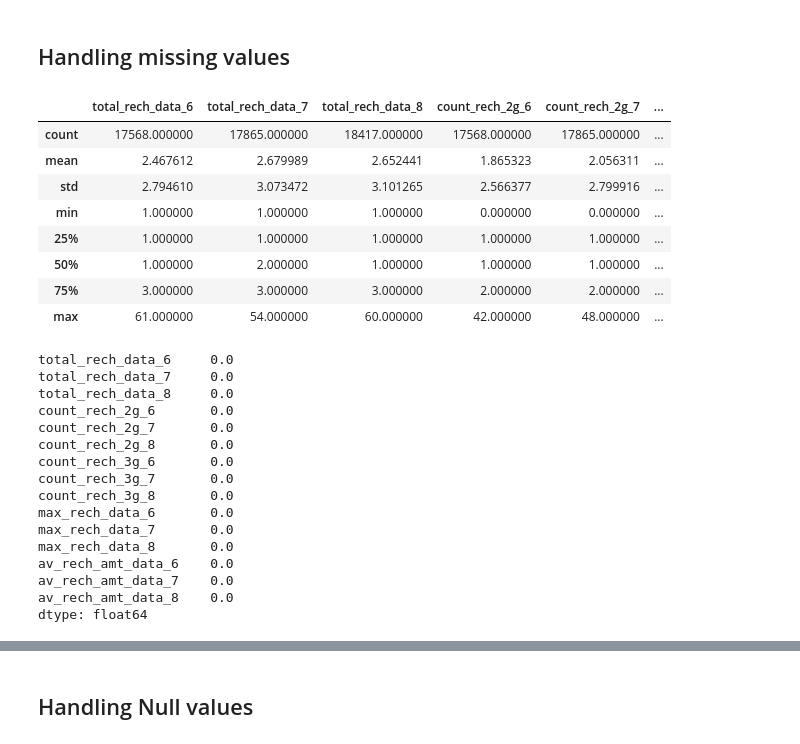
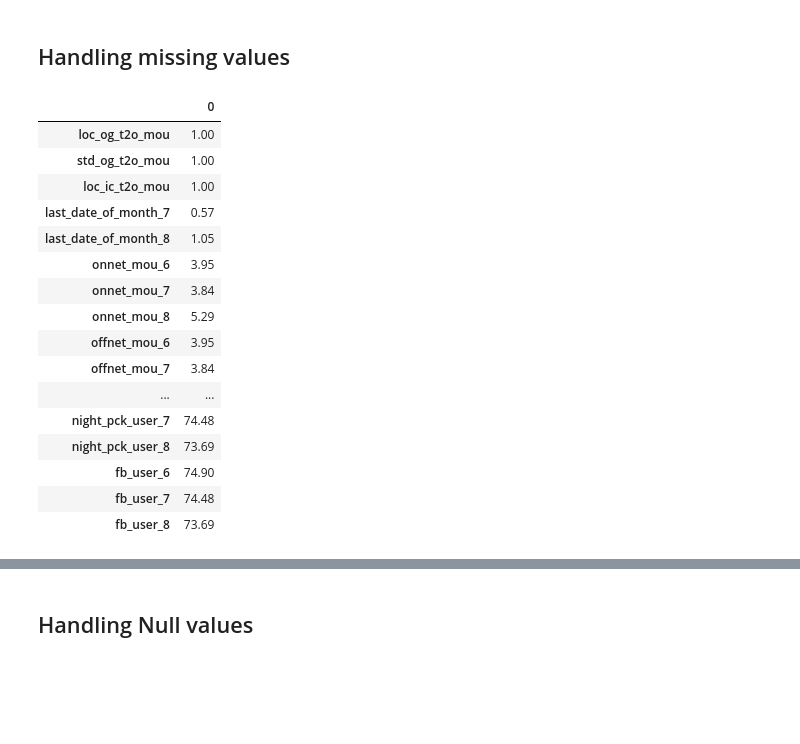
Before and after one commit to sreejith-rajashekaran/Telecom-Churn, a Jupyter notebook: telecom_churn.ipynb, the cells around one changed output, grey strips where cells are left out. Saved outputs shown, nothing was run; the diff lists cells and outputs as text; code cells hidden in the pictures; blank space fills up the shorter version.

```diff
--- a/telecom_churn.ipynb
+++ b/telecom_churn.ipynb
@@ -136,22 +328,25 @@ df.shape
 # %% [markdown]
 ## Handling missing values
 # %%
-# some recharge columns have minimum value of 1 while some don't have
-recharge_cols = ['total_rech_data_6', 'total_rech_data_7', 'total_rech_data_8',
-                 'count_rech_2g_6', 'count_rech_2g_7', 'count_rech_2g_8',
-                 'count_rech_3g_6', 'count_rech_3g_7', 'count_rech_3g_8',
-                 'max_rech_data_6', 'max_rech_data_7', 'max_rech_data_8',
-                 'av_rech_amt_data_6', 'av_rech_amt_data_7', 'av_rech_amt_data_8',
-                 ]
-
-df[recharge_cols].describe(include='all')
+##check null values and percentage
+missing_val_cols_prcnt = round(100*df.isnull().sum()/len(df.index),2)
+missing = pd.DataFrame(missing_val_cols_prcnt[missing_val_cols_prcnt!=0])
+missing
 # %% [output]
-|  | total_rech_data_6 | total_rech_data_7 | total_rech_data_8 | count_rech_2g_6 | count_rech_2g_7 | ... |
-| count | 17568.000000 | 17865.000000 | 18417.000000 | 17568.000000 | 17865.000000 | ... |
-| mean | 2.467612 | 2.679989 | 2.652441 | 1.865323 | 2.056311 | ... |
-| std | 2.794610 | 3.073472 | 3.101265 | 2.566377 | 2.799916 | ... |
-| min | 1.000000 | 1.000000 | 1.000000 | 0.000000 | 0.000000 | ... |
-| 25% | 1.000000 | 1.000000 | 1.000000 | 1.000000 | 1.000000 | ... |
-| 50% | 1.000000 | 2.000000 | 1.000000 | 1.000000 | 1.000000 | ... |
-| 75% | 3.000000 | 3.000000 | 3.000000 | 2.000000 | 2.000000 | ... |
-| max | 61.000000 | 54.000000 | 60.000000 | 42.000000 | 48.000000 | ... |
+|  | 0 |
+| loc_og_t2o_mou | 1.00 |
+| std_og_t2o_mou | 1.00 |
+| loc_ic_t2o_mou | 1.00 |
+| last_date_of_month_7 | 0.57 |
+| last_date_of_month_8 | 1.05 |
+| onnet_mou_6 | 3.95 |
+| onnet_mou_7 | 3.84 |
+| onnet_mou_8 | 5.29 |
+| offnet_mou_6 | 3.95 |
+| offnet_mou_7 | 3.84 |
+| ... | ... |
+| night_pck_user_7 | 74.48 |
+| night_pck_user_8 | 73.69 |
+| fb_user_6 | 74.90 |
+| fb_user_7 | 74.48 |
+| fb_user_8 | 73.69 |
@@ -161,19 +352,0 @@ df[recharge_cols] = df[recharge_cols].apply(lambda x: x.fillna(0))
-# %%
-df[recharge_cols].isnull().sum()*100/df.shape[1]
-# %% [output]
-total_rech_data_6     0.0
-total_rech_data_7     0.0
-total_rech_data_8     0.0
-count_rech_2g_6       0.0
-count_rech_2g_7       0.0
-count_rech_2g_8       0.0
-count_rech_3g_6       0.0
-count_rech_3g_7       0.0
-count_rech_3g_8       0.0
-max_rech_data_6       0.0
-max_rech_data_7       0.0
-max_rech_data_8       0.0
-av_rech_amt_data_6    0.0
-av_rech_amt_data_7    0.0
-av_rech_amt_data_8    0.0
-dtype: float64
```
Also changed, not shown: parts of 32 cells of this notebook.
